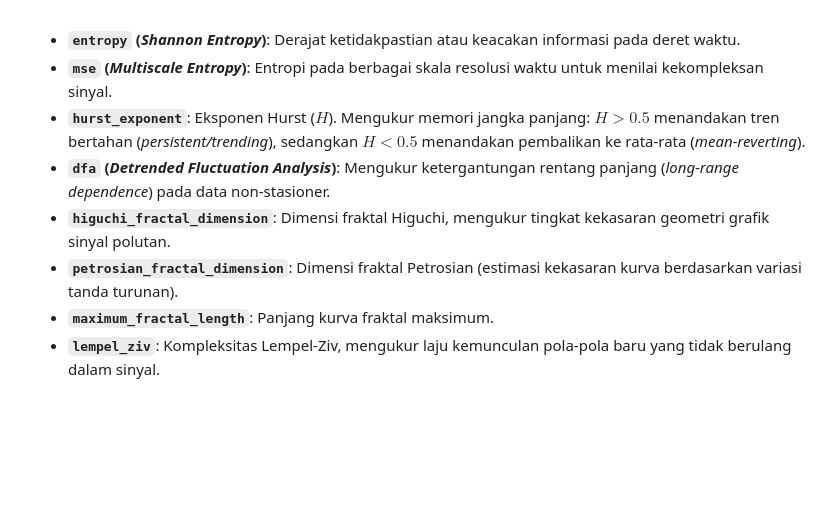
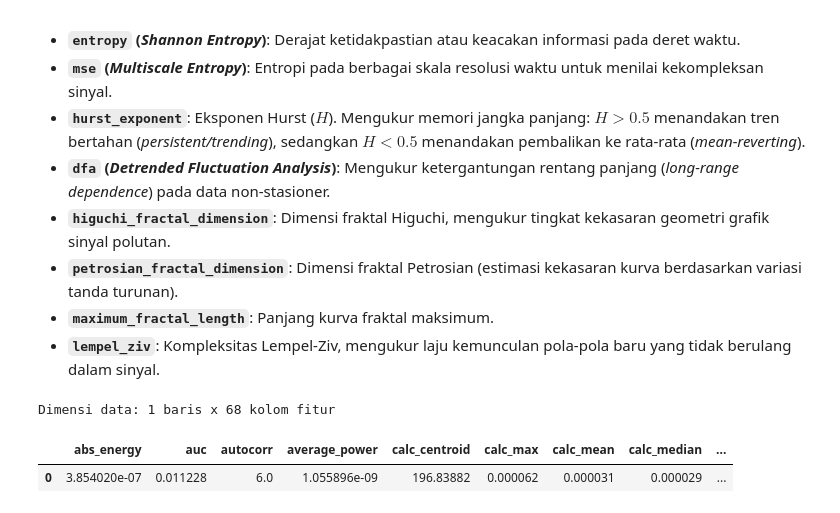
Before and after one commit to dy-nm/psd, a Jupyter notebook: _sources/Crawling_Polutan_sambeng.ipynb, the cells around one changed output. Cells and saved outputs as stored; diff of their text form; code cells hidden in the pictures; blank space fills up the shorter version.

```diff
--- a/_sources/Crawling_Polutan_sambeng.ipynb
+++ b/_sources/Crawling_Polutan_sambeng.ipynb
@@ -1553,3 +1552,13 @@ Mengukur tingkat keacakan, derajat ketidakteraturan kurva, serta persistensi mem
 * **`petrosian_fractal_dimension`**: Dimensi fraktal Petrosian (estimasi kekasaran kurva berdasarkan variasi tanda turunan).
 * **`maximum_fractal_length`**: Panjang kurva fraktal maksimum.
 * **`lempel_ziv`**: Kompleksitas Lempel-Ziv, mengukur laju kemunculan pola-pola baru yang tidak berulang dalam sinyal.
+# %%
+# Membaca dan menampilkan berkas hasil ekstraksi fitur TSFEL
+df_tsfel = pd.read_csv('NO2_Kerek_TSFEL.csv')
+
+print(f"Dimensi data: {df_tsfel.shape[0]} baris x {df_tsfel.shape[1]} kolom fitur")
+display(df_tsfel)
+# %% [output]
+Dimensi data: 1 baris x 68 kolom fitur
+|  | abs_energy | auc | autocorr | average_power | calc_centroid | calc_max | calc_mean | calc_median | ... |
+| 0 | 3.854020e-07 | 0.011228 | 6.0 | 1.055896e-09 | 196.83882 | 0.000062 | 0.000031 | 0.000029 | ... |
```
Also changed, not shown: parts of 5 cells of this notebook, 3 other files.
